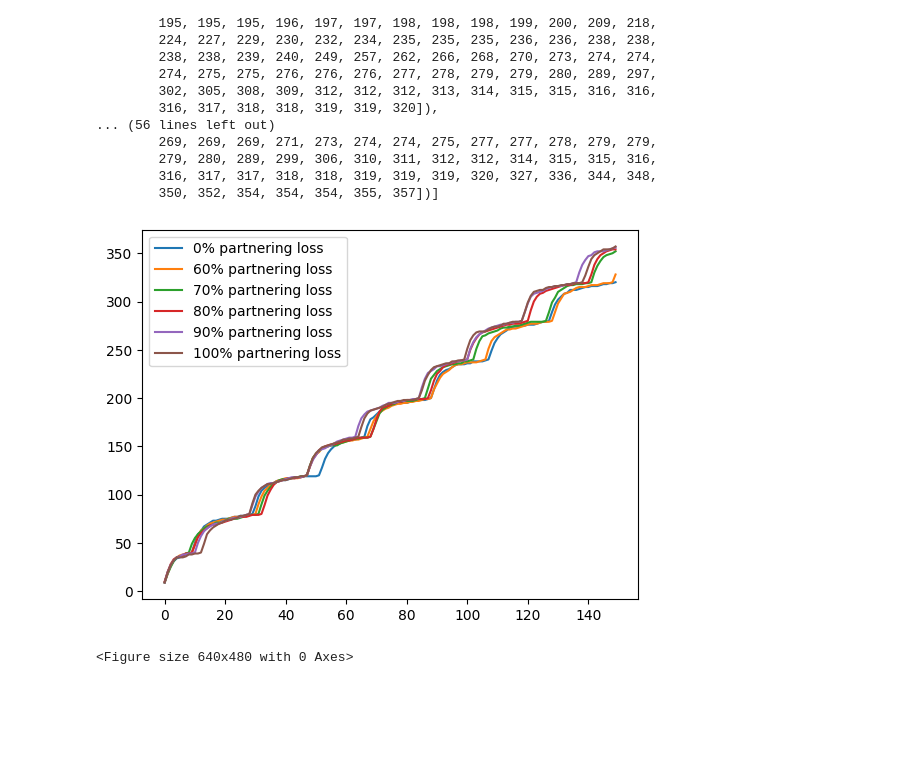
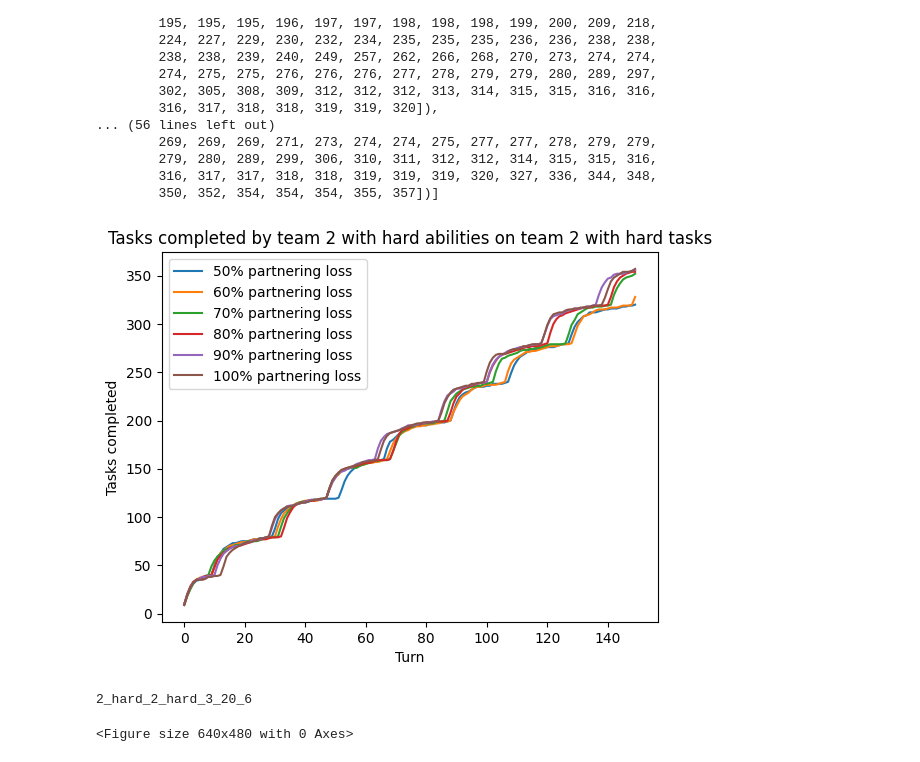
Before and after one commit to raavi02/Community, a Jupyter notebook: teams/team_6/simulation.ipynb, the cells around one changed output. Cells and saved outputs as stored; diff of their text form; code cells hidden in the pictures; blank space fills up the shorter version.

Commit message:
Fix plot.

```diff
--- a/teams/team_6/simulation.ipynb
+++ b/teams/team_6/simulation.ipynb
@@ -55,12 +55,20 @@ data
         350, 352, 354, 354, 354, 355, 357])]
 # %%
 for i in range(len(data)):
+    labels[0] = "50% partnering loss"
     plt.plot(data[i], label=labels[i])
 plt.legend()
+plt.title(
+    f"Team {ability_team} {abilities_difficulty} abilities & team {task_team} {task_difficulty} tasks"
+)
+plt.xlabel("Turn")
+plt.ylabel("Tasks completed")
 plt.show()
 plt.savefig(
-    f"{ability_team}_{abilities_difficulty}_{task_team}_{task_difficulty}_{num_abilities}_{num_members}_{len(data)}.png"
+    f"{ability_team}_{abilities_difficulty}_{task_team}_{task_difficulty}_{num_abilities}_{num_members}_{len(data)}"
 )
+print(f"{ability_team}_{abilities_difficulty}_{task_team}_{task_difficulty}_{num_abilities}_{num_members}_{len(data)}")
 # %% [output]
-[figure, old version]
+[figure, new version]
-<Figure size 640x480 with 0 Axes>
+2_hard_2_hard_3_20_6
+<Figure size 640x480 with 0 Axes>
```
Also changed, not shown: 1 other file.
